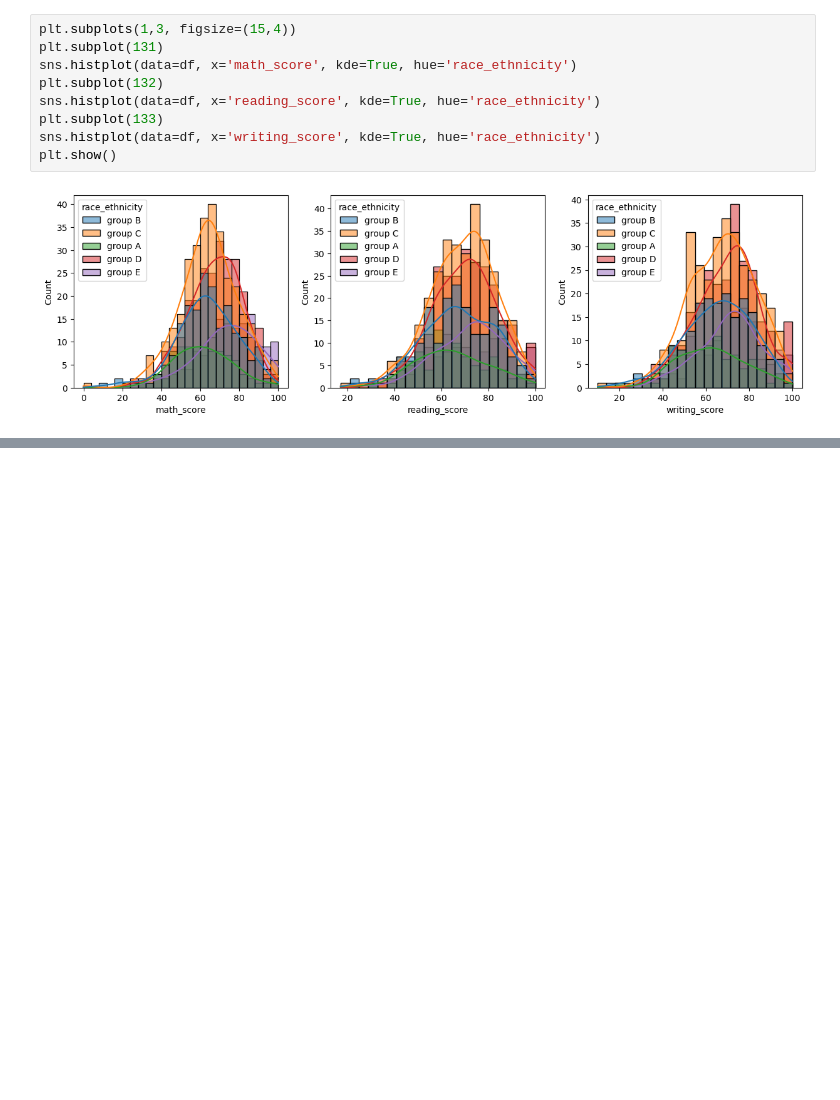
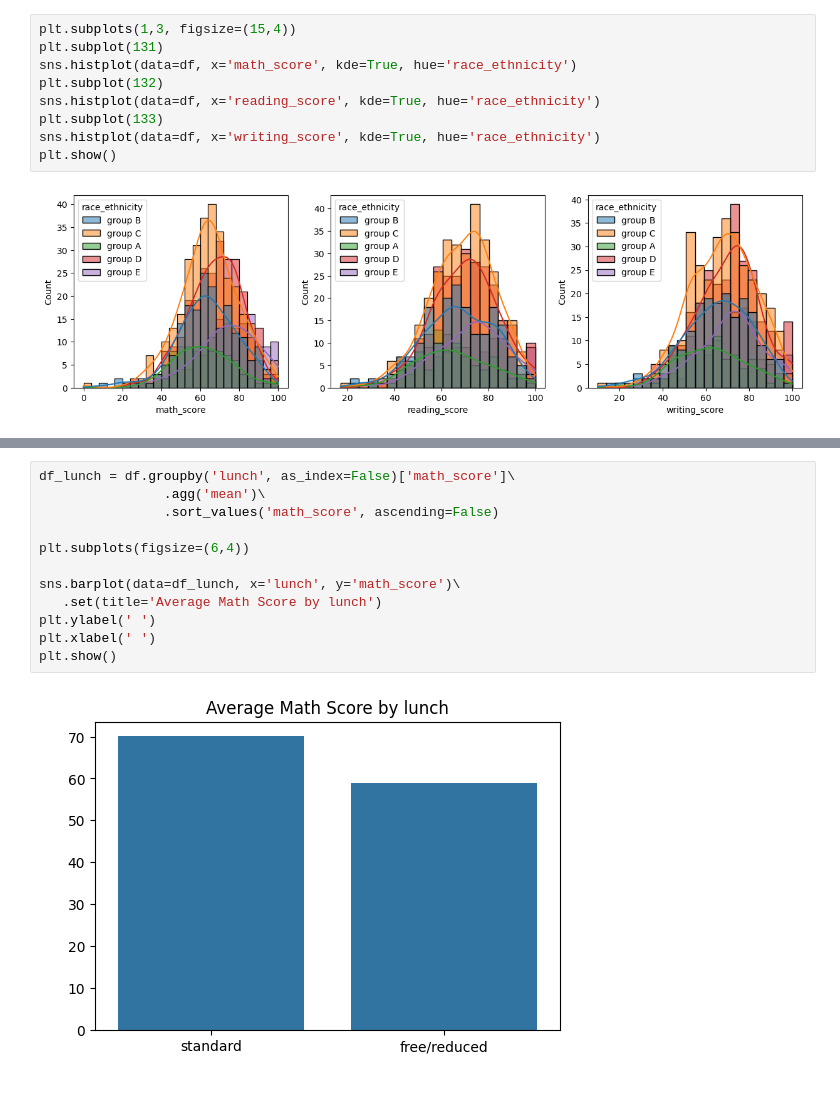
Before and after one commit to diogojfr/students-performance, a Jupyter notebook: notebook/Exploratory data analysis.ipynb, the cells around one changed output, grey strips where cells are left out. Saved outputs shown, nothing was run; the diff lists cells and outputs as text; blank space fills up the shorter version.

```diff
--- a/notebook/Exploratory data analysis.ipynb
+++ b/notebook/Exploratory data analysis.ipynb
@@ -332,0 +321,14 @@ plt.show()
+# %%
+df_lunch = df.groupby('lunch', as_index=False)['math_score']\
+                .agg('mean')\
+                .sort_values('math_score', ascending=False)
+
+plt.subplots(figsize=(6,4))
+
+sns.barplot(data=df_lunch, x='lunch', y='math_score')\
+   .set(title='Average Math Score by lunch')
+plt.ylabel(' ')
+plt.xlabel(' ')
+plt.show()
+# %% [output]
+[figure, added]
```
Also changed, not shown: parts of 5 cells of this notebook, 2 other files.
